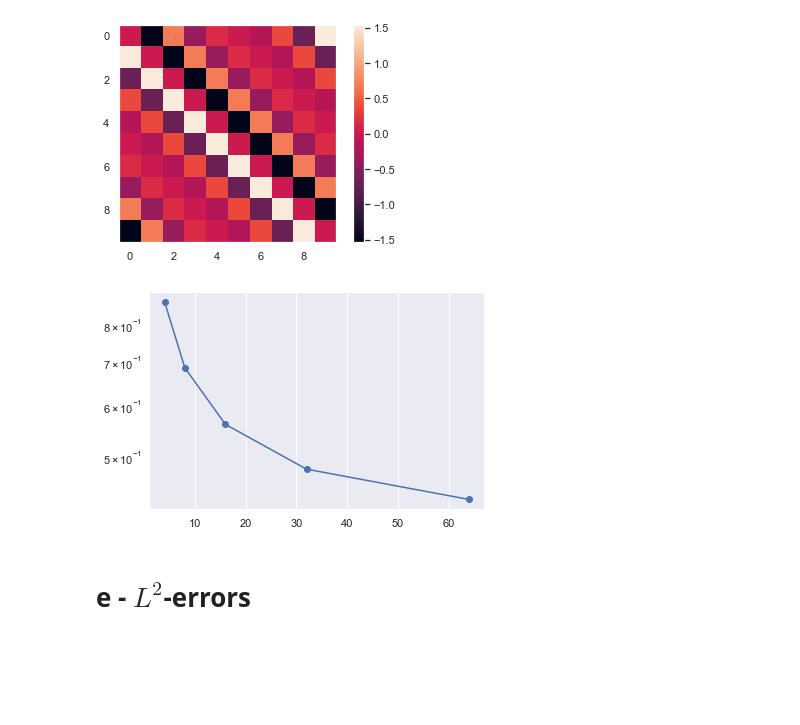
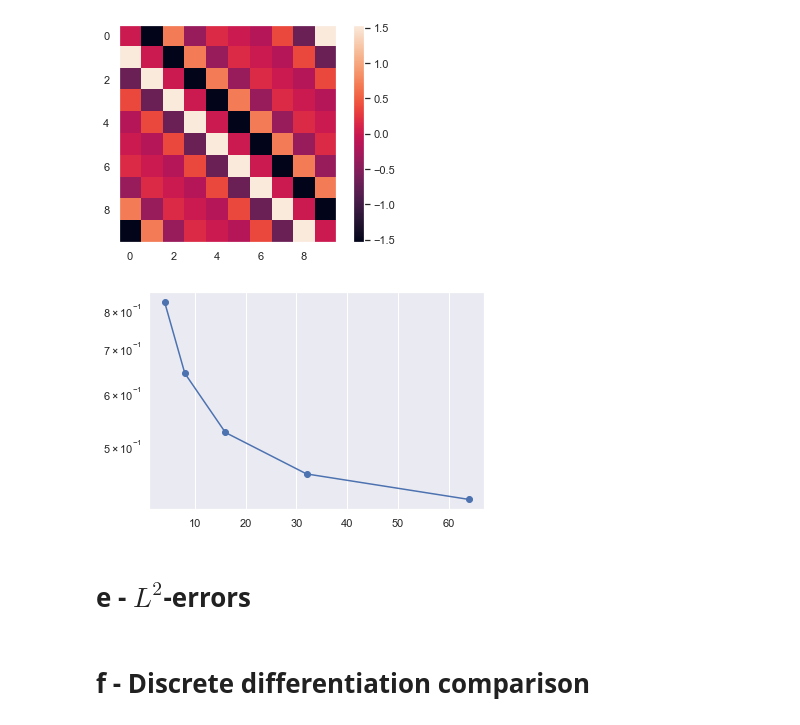
Before and after one commit to JeppeKlitgaard/02689-Advanced-Numerical-Methods, a Jupyter notebook: 1_fourier.ipynb, the cells around one changed output. Cells and saved outputs as stored; diff of their text form; code cells hidden in the pictures; blank space fills up the shorter version.

```diff
--- a/1_fourier.ipynb
+++ b/1_fourier.ipynb
@@ -160,28 +161,28 @@ plt.show()
 # %%
 v = lambda x : np.exp(np.sin(x))
 
 vm = lambda x : np.exp(np.sin(x)) * np.cos(x)
 
 
 Ns = [4, 8, 16, 32, 64]
 
 errors = np.zeros_like(Ns, dtype=float)
 
 for (i, N) in enumerate(Ns):
-    xN = 2 * np.pi * np.arange(N + 1) / N
+    xN = 2 * np.pi * np.arange(N + 1) / (N + 1)
 
     D = diff_mat(N + 1)
 
     diffx = D @ v(xN)
 
     errors[i] = np.linalg.norm(diffx - vm(xN))/(N+1)
 
 
 plt.plot(Ns, errors, '-bo')
 plt.gca().set_yscale('log')
 plt.show()
 # %% [output]
-[figure, old version]
+[figure, new version]
 # %% [markdown]
 # e - $L^2$-errors
 # %%
@@ -210,3 +211,5 @@ def w3(x):
         return np.sin(x) + x - 2
     else:
         return -1 * (np.sin(x) + x - 2)
+# %% [markdown]
+# f - Discrete differentiation comparison
```
Also changed, not shown: parts of 3 cells of this notebook.
